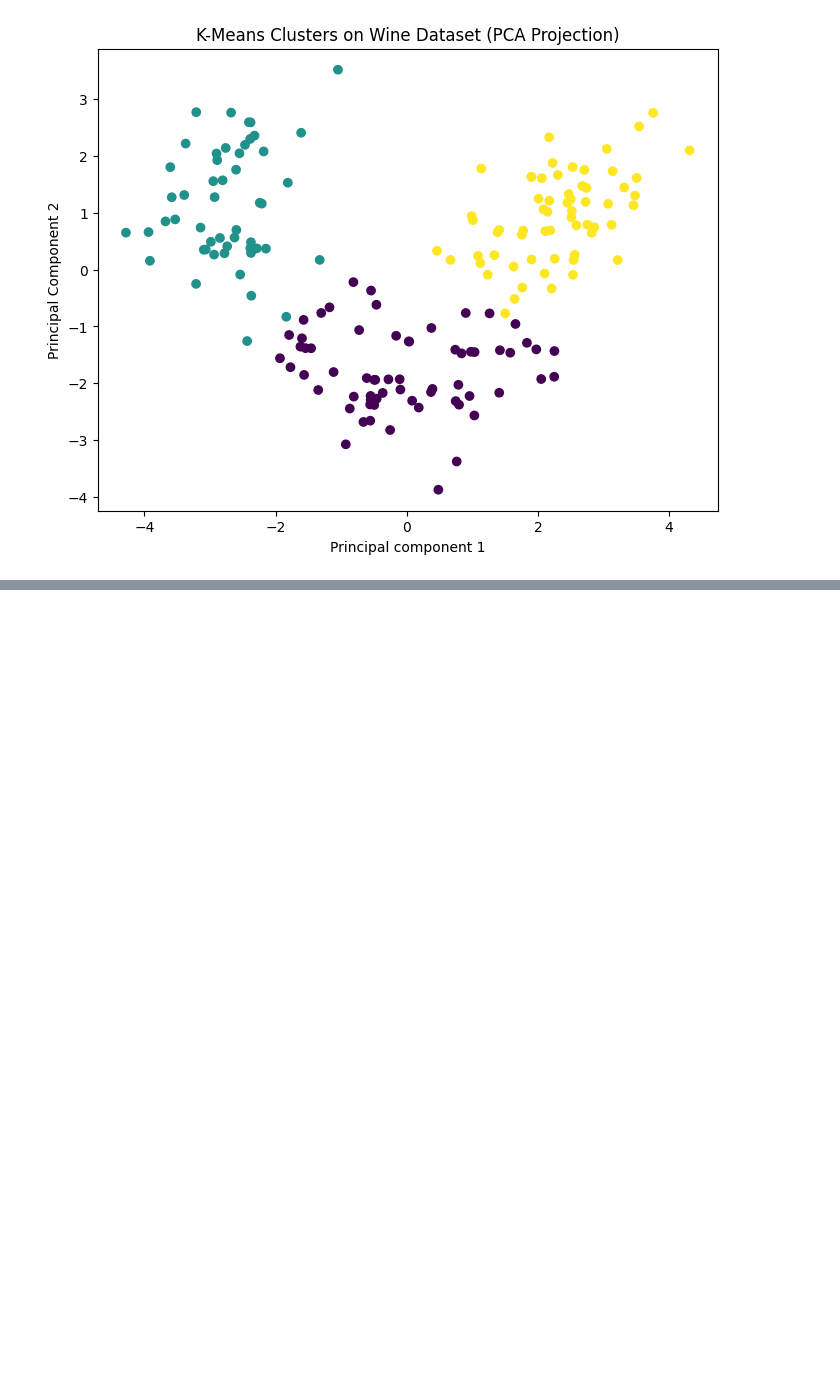
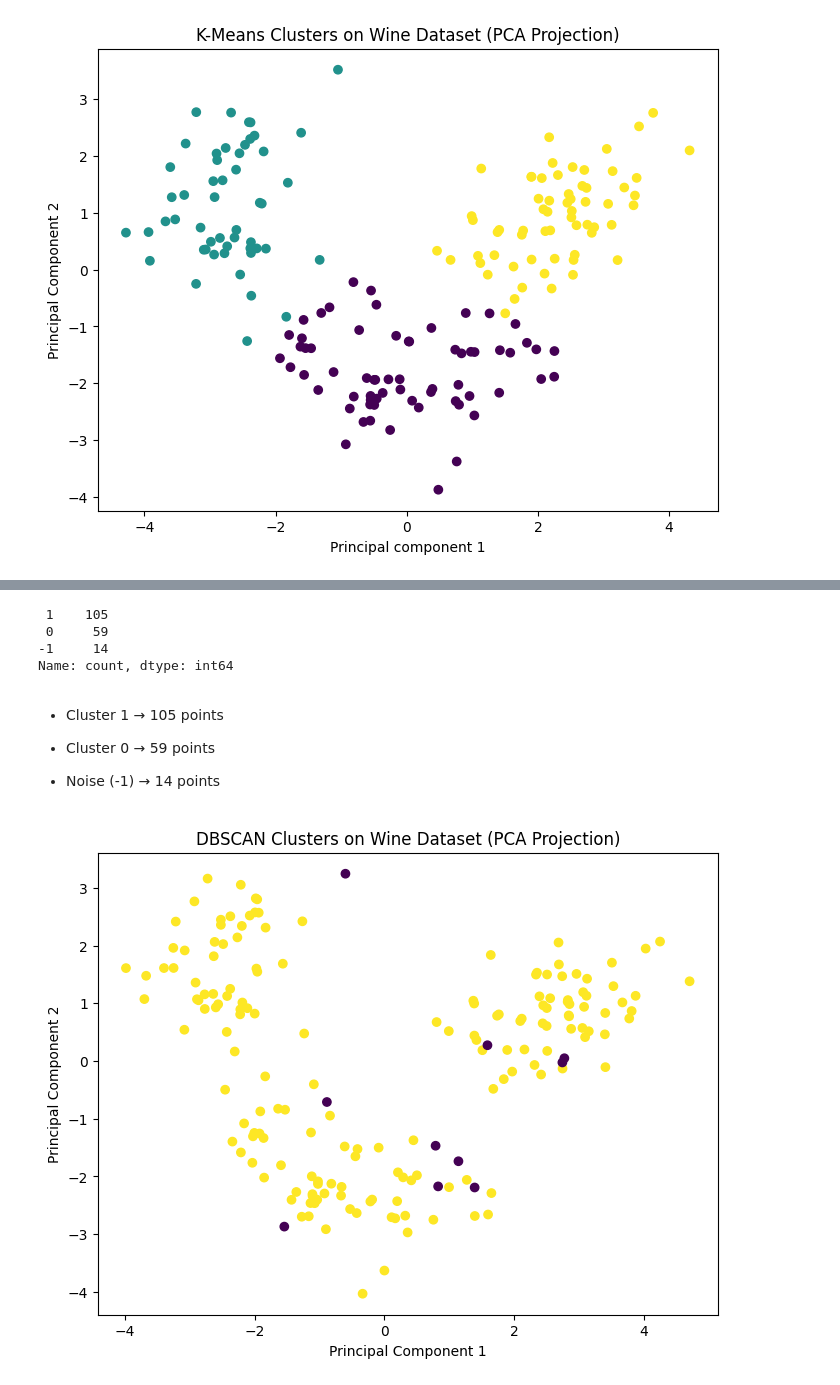
Before and after one commit to AromalDileep/traditional_ml, a Jupyter notebook: notebooks/10_unsupervised_learning.ipynb, the cells around one changed output, grey strips where cells are left out. Drawn from its saved outputs; the diff is of its cells as text; code cells hidden in the pictures; blank space fills up the shorter version.

```diff
--- a/notebooks/10_unsupervised_learning.ipynb
+++ b/notebooks/10_unsupervised_learning.ipynb
@@ -767,0 +1075,47 @@ plt.show()
+# %%
+pipeline.set_params(
+    dbscan__eps=3.0,
+    dbscan__min_samples=13
+)
+
+pipeline.fit(df)
+
+labels = pipeline.named_steps["dbscan"].labels_
+
+import pandas as pd
+print(pd.Series(labels).value_counts())
+# %% [output]
+ 1    105
+ 0     59
+-1     14
+Name: count, dtype: int64
+# %% [markdown]
+- Cluster 1 → 105 points
+
+- Cluster 0 → 59 points
+
+- Noise (-1) → 14 points
+# %%
+from sklearn.decomposition import PCA
+import matplotlib.pyplot as plt
+
+# Scale data
+X_scaled = pipeline.named_steps["scaler"].transform(df)
+
+# PCA for visualization
+pca = PCA(n_components=2)
+X_pca = pca.fit_transform(X_scaled)
+
+# Plot DBSCAN clusters
+plt.figure(figsize=(8, 6))
+plt.scatter(
+    X_pca[:, 0],
+    X_pca[:, 1],
+    c=labels,
+)
+plt.xlabel("Principal Component 1")
+plt.ylabel("Principal Component 2")
+plt.title("DBSCAN Clusters on Wine Dataset (PCA Projection)")
+plt.show()
+# %% [output]
+[figure, added]
```
Also changed, not shown: parts of 24 cells of this notebook, 1 other file.
